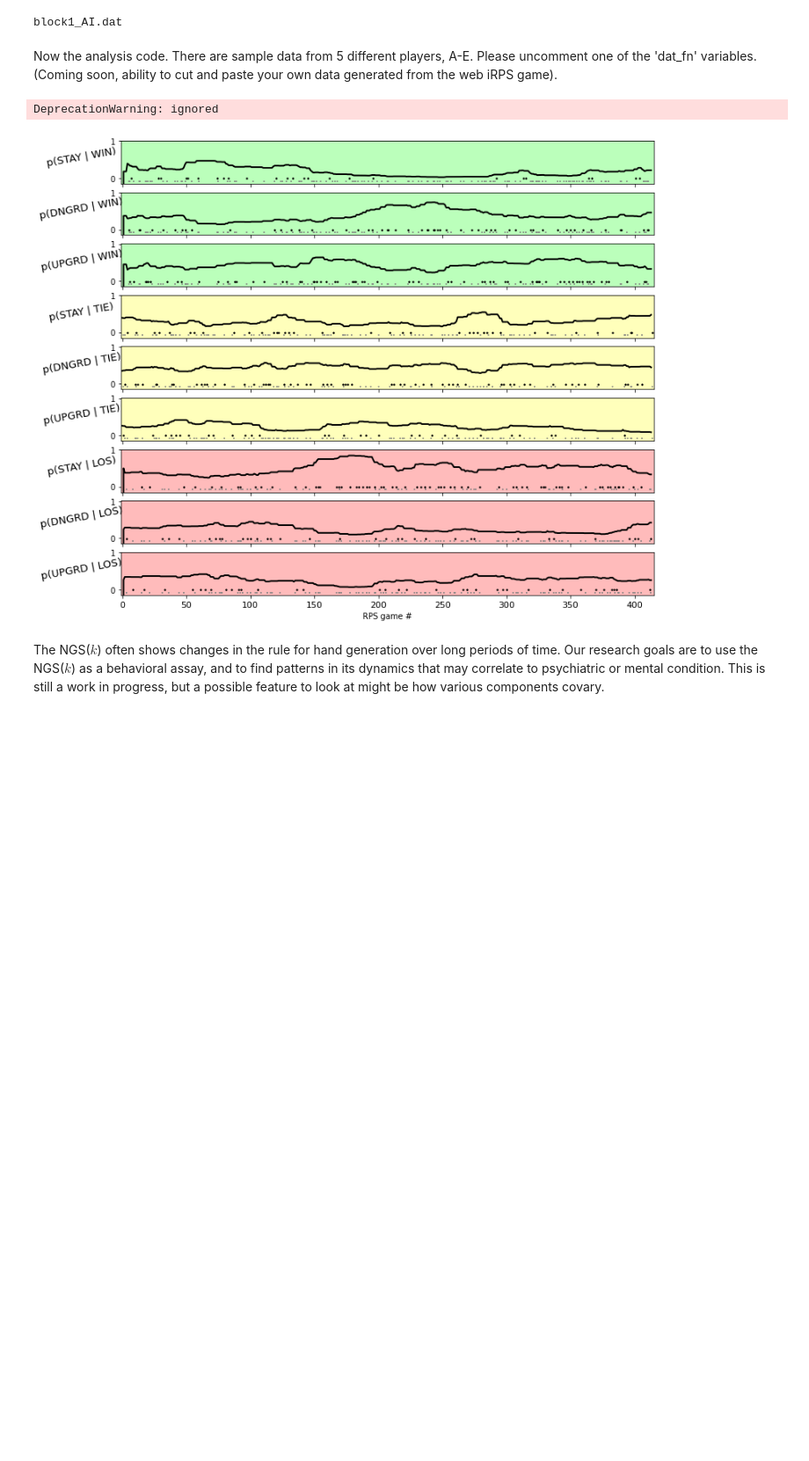
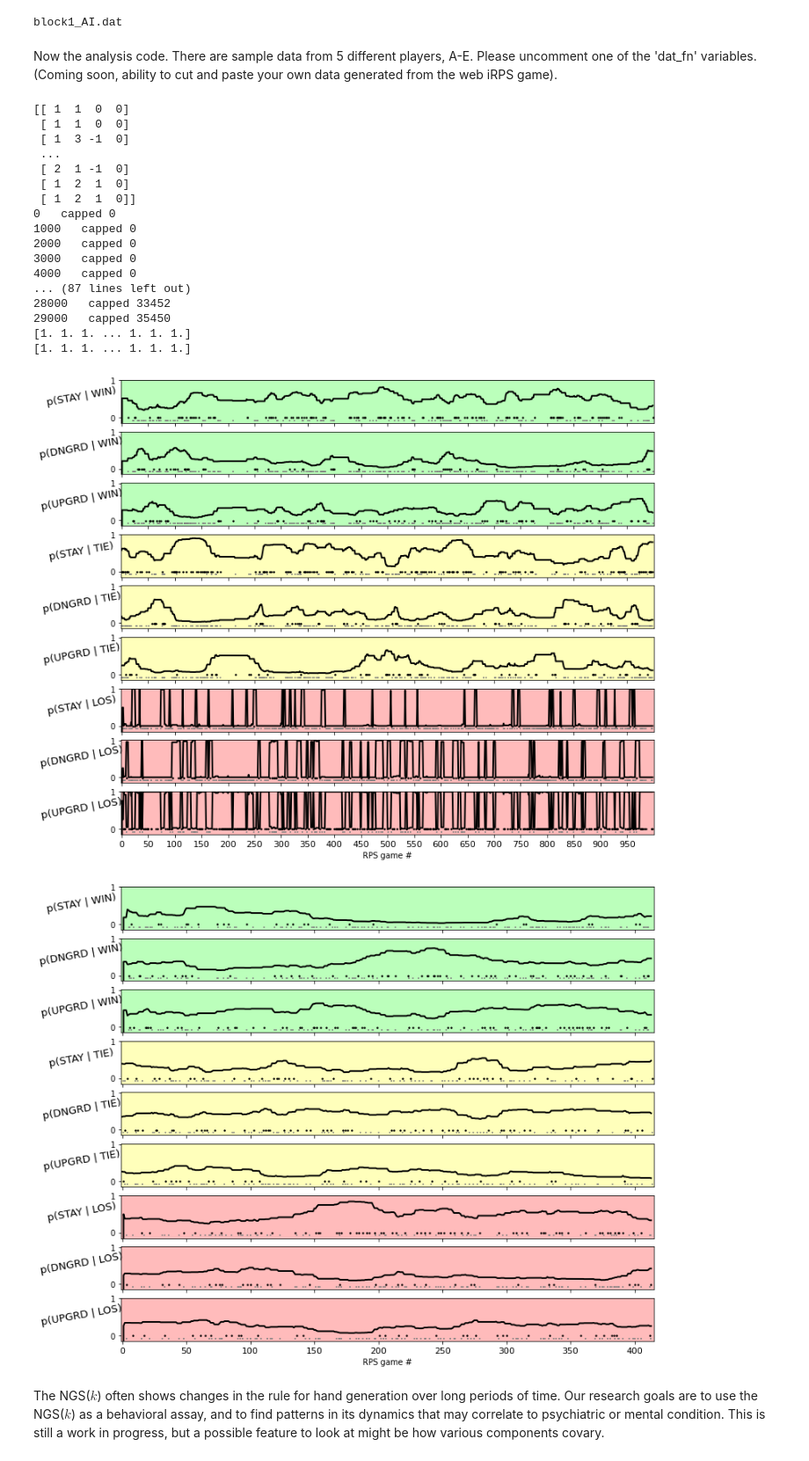
Before and after one commit to AraiKensuke/AIiRPS, a Jupyter notebook: Launch.ipynb, the cells around one changed output. Shown at 88% size. Cells and saved outputs as stored; diff of their text form; code cells hidden in the pictures; blank space fills up the shorter version.

```diff
--- a/Launch.ipynb
+++ b/Launch.ipynb
@@ -178,7 +178,7 @@ sran   = ""
 
 s_flip = "_flip" if flip_human_AI else ""
 if not know_gt:
-    _hnd_dat = _rd.return_hnd_dat(dat_fn, flip_human_AI=flip_human_AI, expt="SIMHUM1", visit=1)
+    _hnd_dat, start_time, end_time, UA, cnstr, inp_meth, ini_percep, fin_percep = _rd.return_hnd_dat(dat_fn, flip_human_AI=flip_human_AI, expt="SIMHUM1", visit=1, has_useragent=True, has_start_and_end_times=True, has_constructor=True, )
     print(_hnd_dat)
 else:
     _hnd_dat     = _N.loadtxt("/Users/arai/nctc/Workspace/AIiRPS_SimDAT/rpsm_%s.dat" % dat_fn, dtype=_N.int)
@@ -248,17 +248,17 @@ lower_conf = _N.empty(hnd_dat.shape[0]-1)
 K     = 3
 N     = 1   #  # of events observed, and distributed across K choices
 
-y_all = _N.empty(len(conds[0]) + len(conds[1]) + len(conds[2]), dtype=_N.int)
+y_all = _N.empty(len(conds[0]) + len(conds[1]) + len(conds[2]), dtype=int)
 
 for cond in range(3):
     thecond = conds[cond]
     Tm1     = len(thecond)
 
-    y_vec = _N.zeros((Tm1, 3), dtype=_N.int)
-    y     = 100*_N.ones(Tm1, dtype=_N.int)   #  indices of the random var
+    y_vec = _N.zeros((Tm1, 3), dtype=int)
+    y     = 100*_N.ones(Tm1, dtype=int)   #  indices of the random var
 
     ####   multinomial observation -> kappa (for Polya-Gamma)
-    N_vec = _N.zeros((Tm1, K), dtype=_N.int)     #  The N vector
+    N_vec = _N.zeros((Tm1, K), dtype=int)     #  The N vector
     kappa   = _N.empty((Tm1, K))
 
     for n in range(Tm1):   #
@@ -398,34 +398,51 @@ for iWTL in range(3):
       if iWTL == 0:
         ax.set_facecolor("#BBFFBB")
       elif iWTL == 1:
         ax.set_facecolor("#FFFFBB")
       elif iWTL == 2:
         ax.set_facecolor("#FFBBBB")
       if iTrn == 0:  #  stay
         tTrans    = _N.where(y_all[conds[iWTL]] == 0)[0]
         tTransOth = _N.where((y_all[conds[iWTL]] == 1) | (y_all[conds[iWTL]] == -1))[0]
       elif iTrn == 1:  #  dn
         tTrans    = _N.where(y_all[conds[iWTL]] == -1)[0]
         tTransOth = _N.where((y_all[conds[iWTL]] == 1) | (y_all[conds[iWTL]] == 0))[0]
       elif iTrn == 2:  #  up
         tTrans    = _N.where(y_all[conds[iWTL]] == 1)[0]
         tTransOth = _N.where((y_all[conds[iWTL]] == -1) | (y_all[conds[iWTL]] == 0))[0]
 
       ax.set_ylabel("p(%(trs)s | %(wtl)s)" % {"wtl" : sCnd[iWTL], "trs" : sTr[iTrn]}, rotation=10, labelpad=35, fontsize=13)
       _plt.scatter(conds[iWTL][tTrans]+1, _N.ones(len(tTrans))*-0.01, marker=".", s=9, color="black")
       _plt.scatter(conds[iWTL][tTransOth]+1, _N.ones(len(tTransOth))*-0.08, marker="|", s=6, color="grey")
       _plt.plot(cond_probs[iWTL, iTrn], lw=2, color="black")
       xtcklocs = _N.arange(0, N_all, 50)
       if (iWTL == 2) and (iTrn == 2):
         _plt.xticks(xtcklocs, fontsize=11)
         _plt.xlabel("RPS game #")
       else:
         _plt.xticks(xtcklocs, [''] * len(xtcklocs))
 
       _plt.ylim(-0.15, 1.01)
       _plt.xlim(-1, N_all+1)
 # %% [output]
-DeprecationWarning: ignored
+[[ 1  1  0  0]
+ [ 1  1  0  0]
+ [ 1  3 -1  0]
+ ...
+ [ 2  1 -1  0]
+ [ 1  2  1  0]
+ [ 1  2  1  0]]
+0   capped 0
+1000   capped 0
+2000   capped 0
+3000   capped 0
+4000   capped 0
+... (87 lines left out)
+28000   capped 33452
+29000   capped 35450
+[1. 1. 1. ... 1. 1. 1.]
+[1. 1. 1. ... 1. 1. 1.]
+[figure, added]
 # %%
 # %% [output]
 [figure]
```
Also changed, not shown: parts of 1 cell of this notebook.
